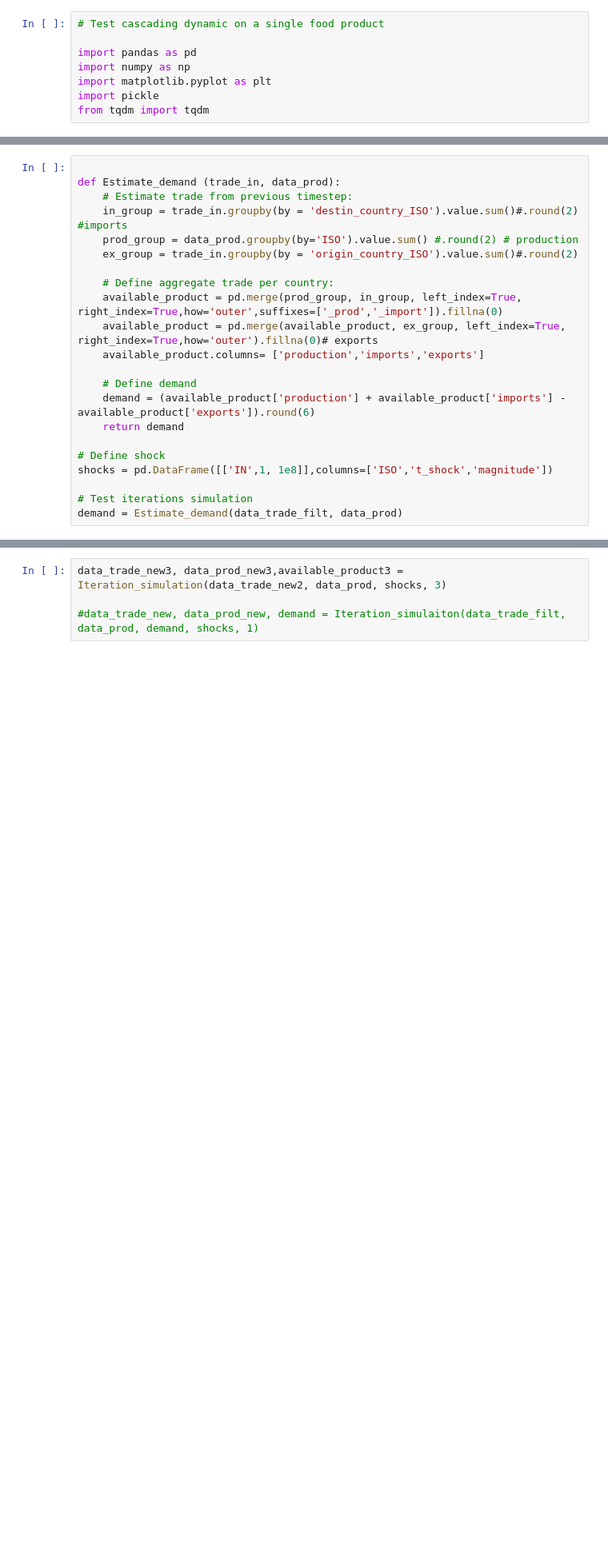
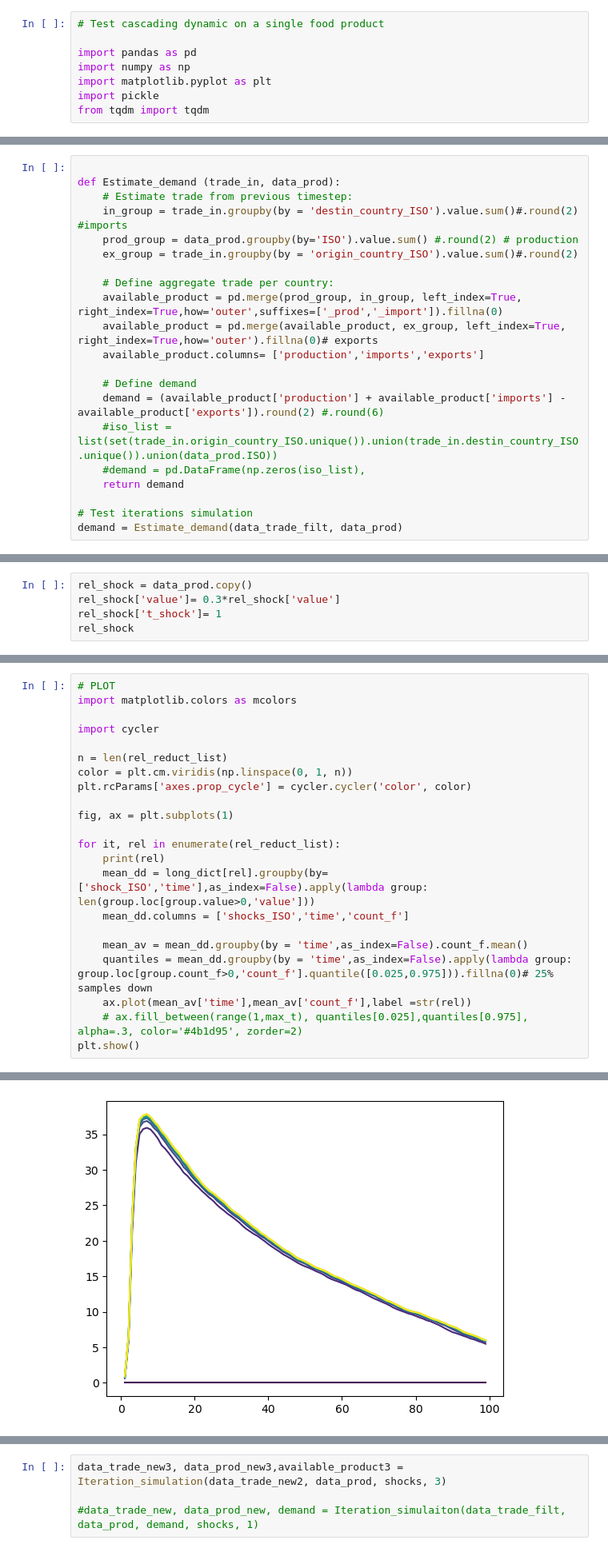
Before and after one commit to AFosch/Food_trade, a Jupyter notebook: Scripts/Cascade_failure.ipynb, the cells around one changed output, grey strips where cells are left out. Shown at 80% size. Saved outputs shown, nothing was run; the diff lists cells and outputs as text; blank space fills up the shorter version.

```diff
--- a/Scripts/Cascade_failure.ipynb
+++ b/Scripts/Cascade_failure.ipynb
@@ -111,11 +120,10 @@ def Estimate_demand (trade_in, data_prod):
     available_product.columns= ['production','imports','exports']
 
     # Define demand
-    demand = (available_product['production'] + available_product['imports'] - available_product['exports']).round(6)
+    demand = (available_product['production'] + available_product['imports'] - available_product['exports']).round(2) #.round(6)
+    #iso_list = list(set(trade_in.origin_country_ISO.unique()).union(trade_in.destin_country_ISO.unique()).union(data_prod.ISO))
+    #demand = pd.DataFrame(np.zeros(iso_list),
     return demand
-
-# Define shock
-shocks = pd.DataFrame([['IN',1, 1e8]],columns=['ISO','t_shock','magnitude'])
 
 # Test iterations simulation
 demand = Estimate_demand(data_trade_filt, data_prod)
@@ -185,0 +254,5 @@ ex:  185352764.85999998  dd:  100000000.0  exp_new:  185162533.77  final_dd:  99
+# %%
+rel_shock = data_prod.copy()
+rel_shock['value']= 0.3*rel_shock['value']
+rel_shock['t_shock']= 1
+rel_shock
@@ -185,0 +430,23 @@ ex:  185352764.85999998  dd:  100000000.0  exp_new:  185162533.77  final_dd:  99
+# %%
+# PLOT
+import matplotlib.colors as mcolors
+
+import cycler
+
+n = len(rel_reduct_list)
+color = plt.cm.viridis(np.linspace(0, 1, n))
+plt.rcParams['axes.prop_cycle'] = cycler.cycler('color', color)
+
+fig, ax = plt.subplots(1)
+
+for it, rel in enumerate(rel_reduct_list):
+    print(rel)
+    mean_dd = long_dict[rel].groupby(by=['shock_ISO','time'],as_index=False).apply(lambda group: len(group.loc[group.value>0,'value']))
+    mean_dd.columns = ['shocks_ISO','time','count_f']
+
+    mean_av = mean_dd.groupby(by = 'time',as_index=False).count_f.mean()
+    quantiles = mean_dd.groupby(by = 'time',as_index=False).apply(lambda group:  group.loc[group.count_f>0,'count_f'].quantile([0.025,0.975])).fillna(0)# 25% samples down
+    ax.plot(mean_av['time'],mean_av['count_f'],label =str(rel))
+    # ax.fill_between(range(1,max_t), quantiles[0.025],quantiles[0.975], alpha=.3, color='#4b1d95', zorder=2)
+plt.show()
+# %% [output]
@@ -185,0 +463 @@ ex:  185352764.85999998  dd:  100000000.0  exp_new:  185162533.77  final_dd:  99
+[figure, added]
```
Also changed, not shown: parts of 26 cells of this notebook.
